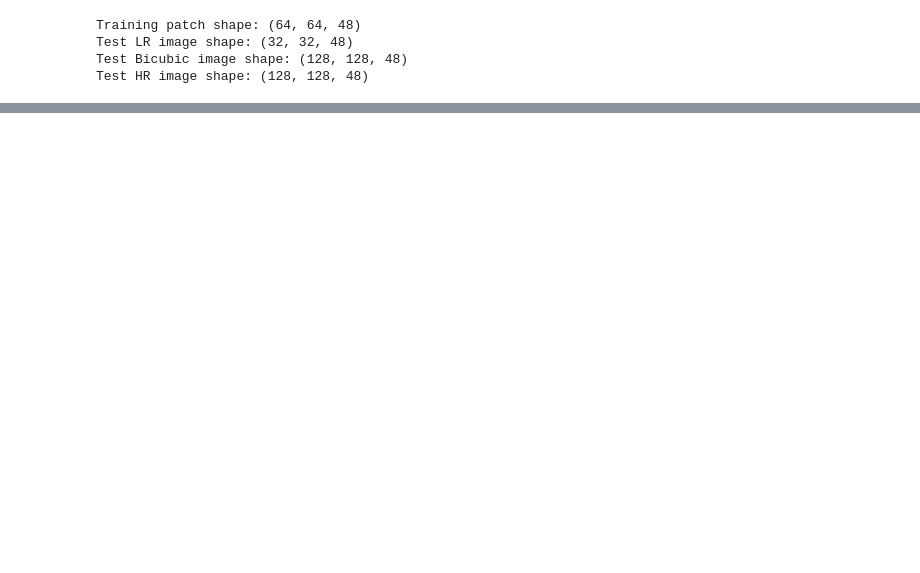
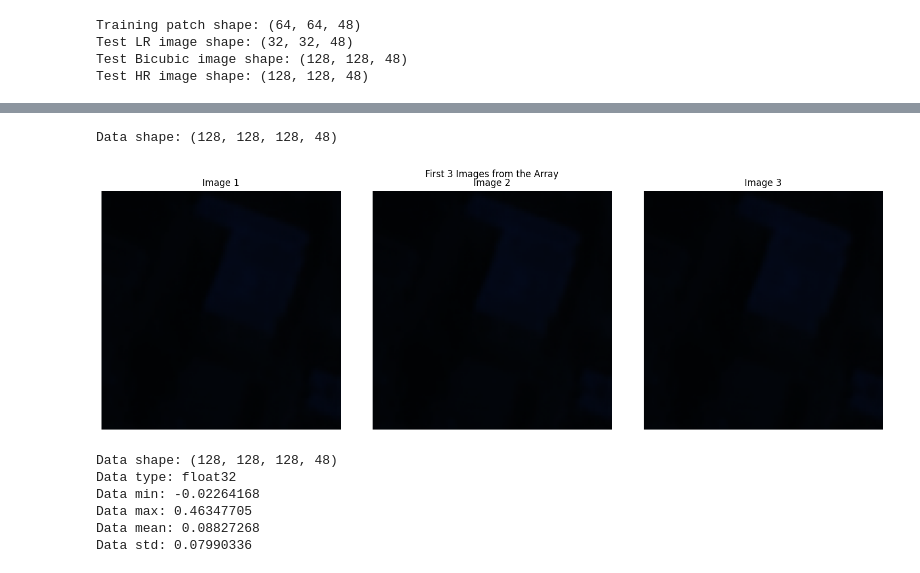
Before and after one commit to bjornolo/HyperSIGMA-fork, a Jupyter notebook: ImageSuperResolution/SuperResolution.ipynb, the cells around one changed output, grey strips where cells are left out. Saved outputs shown, nothing was run; the diff lists cells and outputs as text; code cells hidden in the pictures; blank space fills up the shorter version.

```diff
--- a/ImageSuperResolution/SuperResolution.ipynb
+++ b/ImageSuperResolution/SuperResolution.ipynb
@@ -386,0 +442,66 @@ Test HR image shape: (128, 128, 48)
+# %%
+import numpy as np
+import matplotlib.pyplot as plt
+npy_file = './checkpoints/houston_spatSigma/SpatSIGMA_42.014431822509316.npy'
+# Load the data
+data = np.load(npy_file)
+
+# Check the shape of the data
+print("Data shape:", data.shape)
+
+# Assuming the data is in the format [num_images, height, width, channels]
+# If it's not, you may need to adjust the following code
+
+# Plot the first 3 images
+fig, axes = plt.subplots(1, 3, figsize=(15, 5))
+fig.suptitle('First 3 Images from the Array')
+
+for i in range(3):
+    if i < len(data):
+        img = data[i]
+
+        # If the image is grayscale
+        if len(img.shape) == 2:
+            axes[i].imshow(img, cmap='gray')
+        # If the image is RGB
+        elif img.shape[2] == 3:
+            axes[i].imshow(img)
+        # If the image has more than 3 channels (e.g., hyperspectral)
+        else:
+            # Display first 3 channels as RGB
+            axes[i].imshow(img[:,:,:3])
+
+        axes[i].set_title(f'Image {i+1}')
+        axes[i].axis('off')
+    else:
+        axes[i].axis('off')
+
+plt.tight_layout()
+plt.show()
+# %% [output]
+Data shape: (128, 128, 128, 48)
+[figure, added]
+# %%
+import numpy as np
+
+npy_file = './checkpoints/houston_spatSigma/SpatSIGMA_42.014431822509316.npy'
+data = np.load(npy_file)
+print("Data shape:", data.shape)
+print("Data type:", data.dtype)
+print("Data min:", np.min(data))
+print("Data max:", np.max(data))
+print("Data mean:", np.mean(data))
+print("Data std:", np.std(data))
+
+# If data is a list or array of arrays, print the shape of each element
+if isinstance(data, list) or (isinstance(data, np.ndarray) and data.dtype == object):
+    print("Shapes of individual elements:")
+    for i, elem in enumerate(data):
+        print(f"Element {i} shape: {elem.shape}")
+# %% [output]
+Data shape: (128, 128, 128, 48)
+Data type: float32
+Data min: -0.02264168
+Data max: 0.46347705
+Data mean: 0.08827268
+Data std: 0.07990336
```
Also changed, not shown: parts of 7 cells of this notebook, 3 other files.
